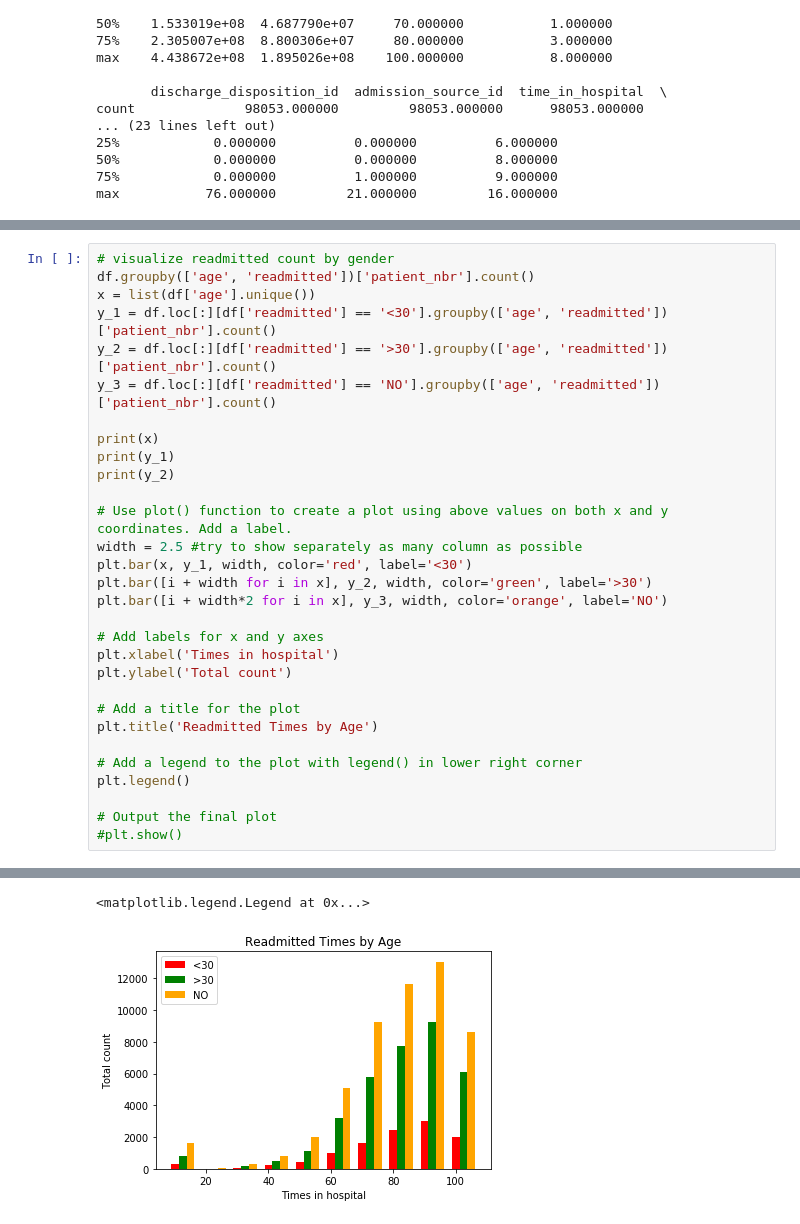
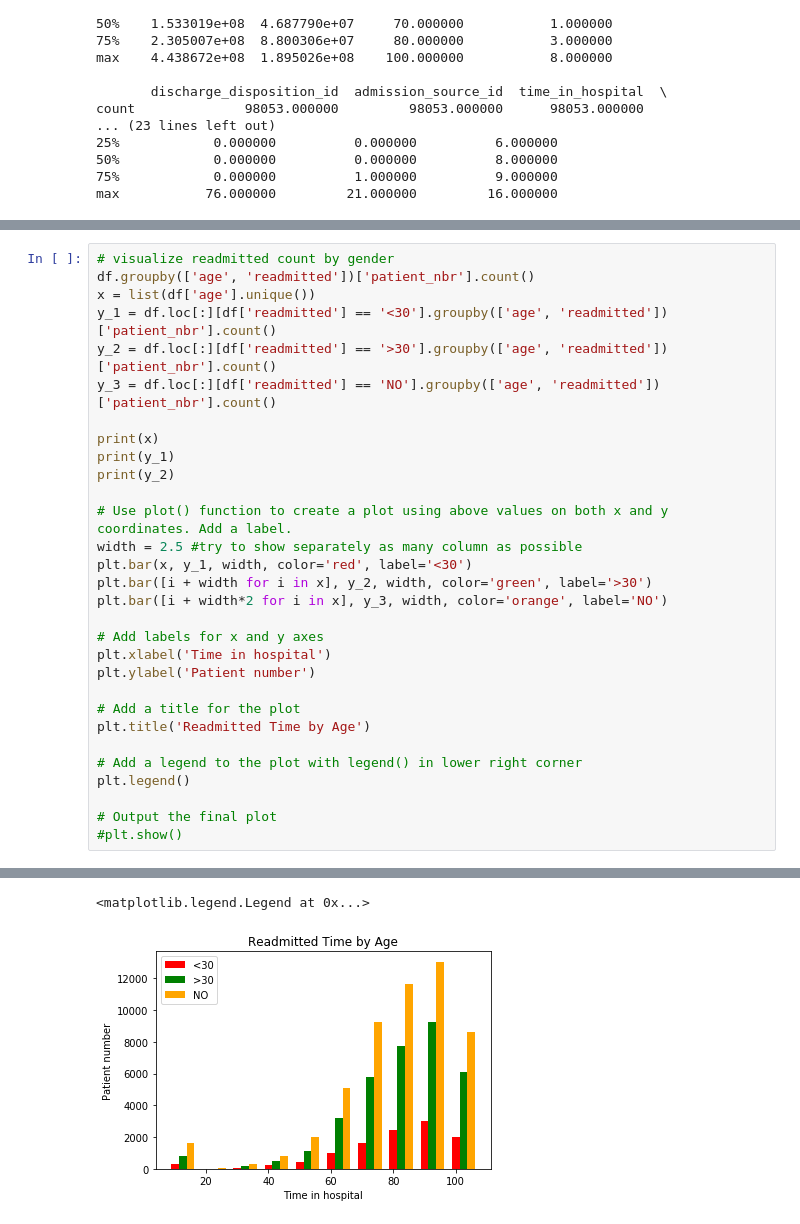
Before and after one commit to MaiaNgo/ds-project-01, a Jupyter notebook: maia/cleaning_data_and_visualization.ipynb, the cells around one changed output, grey strips where cells are left out. Cells and saved outputs as stored; diff of their text form.

```diff
--- a/maia/cleaning_data_and_visualization.ipynb
+++ b/maia/cleaning_data_and_visualization.ipynb
@@ -497,34 +497,34 @@ plt.bar([i + width for i in x], y_2, width, color='green', label='>30')
 plt.bar([i + width*2 for i in x], y_3, width, color='orange', label='NO')
 
 # Add labels for x and y axes
-plt.xlabel('Times in hospital')
-plt.ylabel('Total count')
+plt.xlabel('Time in hospital')
+plt.ylabel('Patient number')
 
 # Add a title for the plot
-plt.title('Readmitted Times by Age')
+plt.title('Readmitted Time by Age')
 
 # Add a legend to the plot with legend() in lower right corner
 plt.legend()
 
 # Output the final plot
 #plt.show()
 # %% [output]
 [20, 30, 40, 50, 60, 70, 80, 90, 100, 10]
 age  readmitted
 10   <30              1
 20   <30             31
 30   <30            213
 40   <30            408
 50   <30           1000
 60   <30           1638
 70   <30           2460
 80   <30           3004
 90   <30           2012
 100  <30            299
 ... (9 lines left out)
 80   >30           9263
 90   >30           6086
 100  >30            793
 Name: patient_nbr, dtype: int64
 <matplotlib.legend.Legend at 0x...>
-[figure, old version]
+[figure, new version]
```
Also changed, not shown: parts of 2 cells of this notebook.
